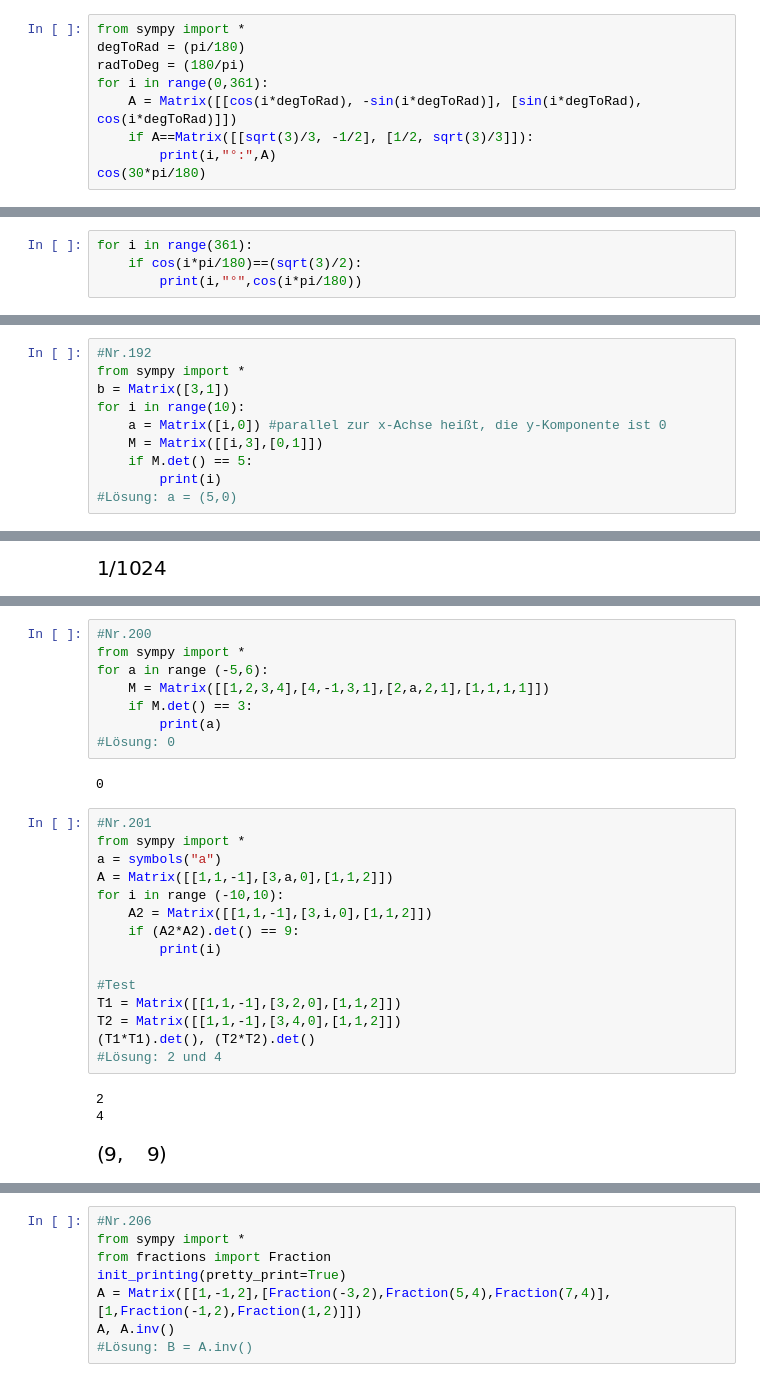
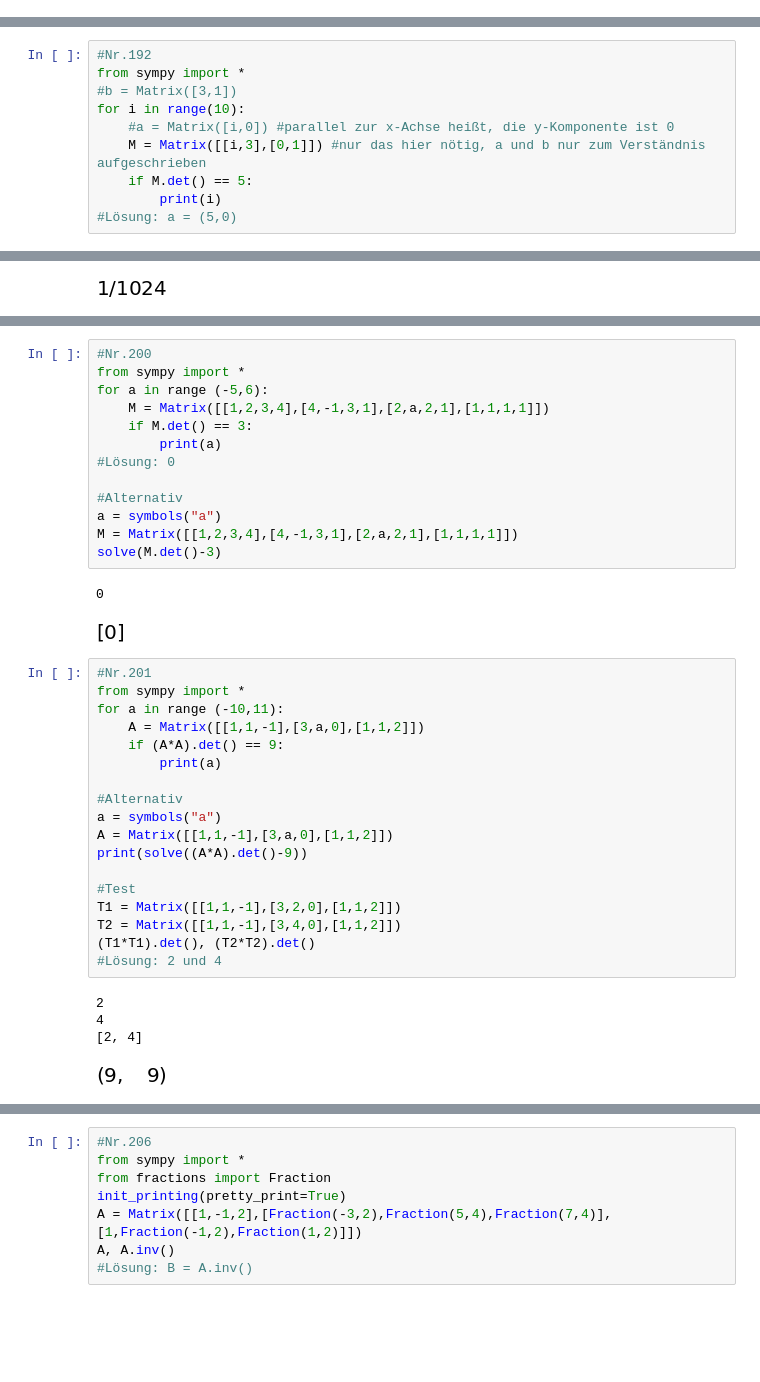
Before and after one commit to Physalisx8/Mathe2, a Jupyter notebook: Kiwan/Aufgabensammlung Mathe 2 WiSe 19.ipynb, the cells around one changed output, grey strips where cells are left out. Saved outputs shown, nothing was run; the diff lists cells and outputs as text; blank space fills up the shorter version.

```diff
--- a/Kiwan/Aufgabensammlung Mathe 2 WiSe 19.ipynb
+++ b/Kiwan/Aufgabensammlung Mathe 2 WiSe 19.ipynb
@@ -947,12 +961,3 @@ for a in range(-10,10): #brute force Test mit Zahlen von -10 bis 9
                     print(M)
 # %% [output]
 Matrix([[2, 4], [1, -3]])
-# %%
-from sympy import *
-degToRad = (pi/180)
-radToDeg = (180/pi)
-for i in range(0,361):
-    A = Matrix([[cos(i*degToRad), -sin(i*degToRad)], [sin(i*degToRad), cos(i*degToRad)]])
-    if A==Matrix([[sqrt(3)/3, -1/2], [1/2, sqrt(3)/3]]):
-        print(i,"°:",A)
-cos(30*pi/180)
@@ -961,4 +963,0 @@ cos(30*pi/180)
-# %%
-for i in range(361):
-    if cos(i*pi/180)==(sqrt(3)/2):
-        print(i,"°",cos(i*pi/180))
@@ -999,10 +996,10 @@ $$\left ( \left[\begin{matrix}\frac{\sqrt{3}}{2} & - \frac{1}{2}\\\frac{1}{2} &
 # %%
 #Nr.192
 from sympy import *
-b = Matrix([3,1])
+#b = Matrix([3,1])
 for i in range(10):
-    a = Matrix([i,0]) #parallel zur x-Achse heißt, die y-Komponente ist 0
-    M = Matrix([[i,3],[0,1]])
+    #a = Matrix([i,0]) #parallel zur x-Achse heißt, die y-Komponente ist 0
+    M = Matrix([[i,3],[0,1]]) #nur das hier nötig, a und b nur zum Verständnis aufgeschrieben
     if M.det() == 5:
         print(i)
 #Lösung: a = (5,0)
@@ -1121,22 +1124,31 @@ for n in range(1,7): #mit paar Zahlen ausprobieren
 # %%
 #Nr.200
 from sympy import *
 for a in range (-5,6):
     M = Matrix([[1,2,3,4],[4,-1,3,1],[2,a,2,1],[1,1,1,1]])
     if M.det() == 3:
         print(a)
 #Lösung: 0
+
+#Alternativ
+a = symbols("a")
+M = Matrix([[1,2,3,4],[4,-1,3,1],[2,a,2,1],[1,1,1,1]])
+solve(M.det()-3)
 # %% [output]
 0
+[figure, added]
 # %%
 #Nr.201
 from sympy import *
+for a in range (-10,11):
+    A = Matrix([[1,1,-1],[3,a,0],[1,1,2]])
+    if (A*A).det() == 9:
+        print(a)
+
+#Alternativ
 a = symbols("a")
 A = Matrix([[1,1,-1],[3,a,0],[1,1,2]])
-for i in range (-10,10):
-    A2 = Matrix([[1,1,-1],[3,i,0],[1,1,2]])
-    if (A2*A2).det() == 9:
-        print(i)
+print(solve((A*A).det()-9))
 
 #Test
 T1 = Matrix([[1,1,-1],[3,2,0],[1,1,2]])
@@ -1146,6 +1158,7 @@ T2 = Matrix([[1,1,-1],[3,4,0],[1,1,2]])
 # %% [output]
 2
 4
+[2, 4]
 [figure]
 # %%
 #Nr.202
```
Also changed, not shown: parts of 83 cells of this notebook, 1 other file.
